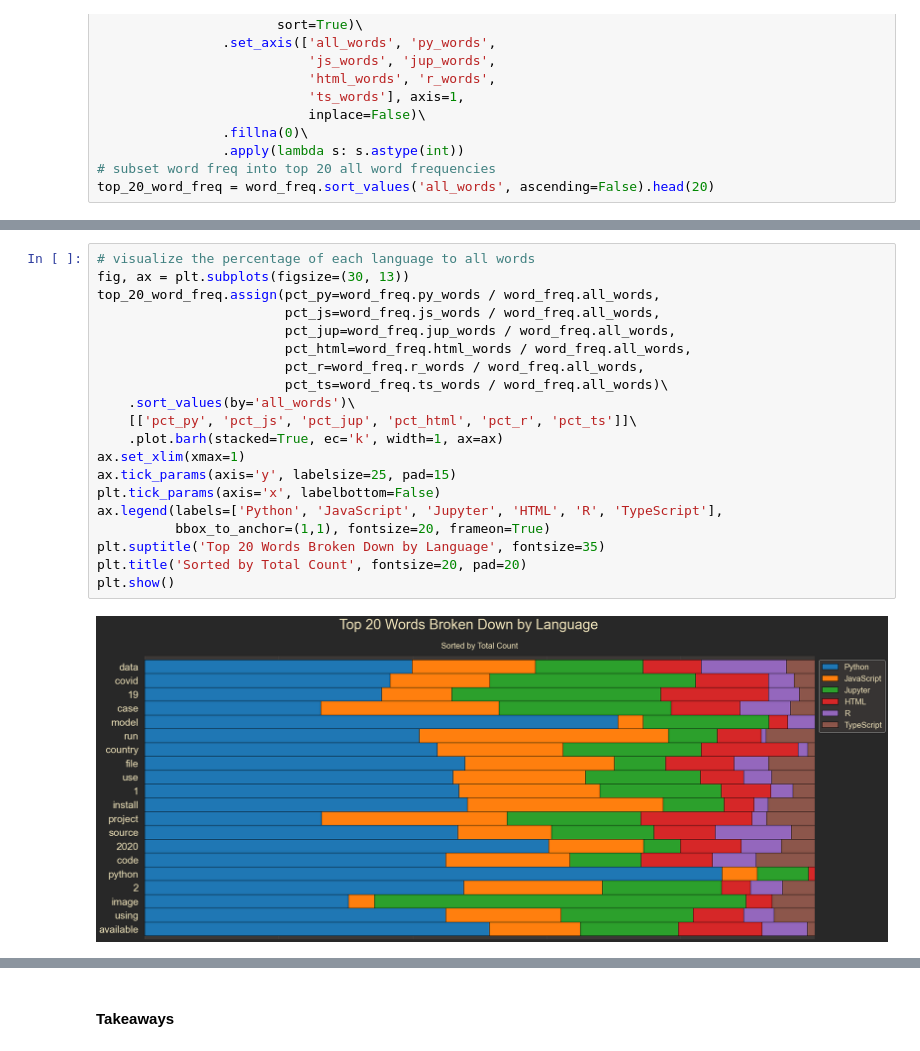
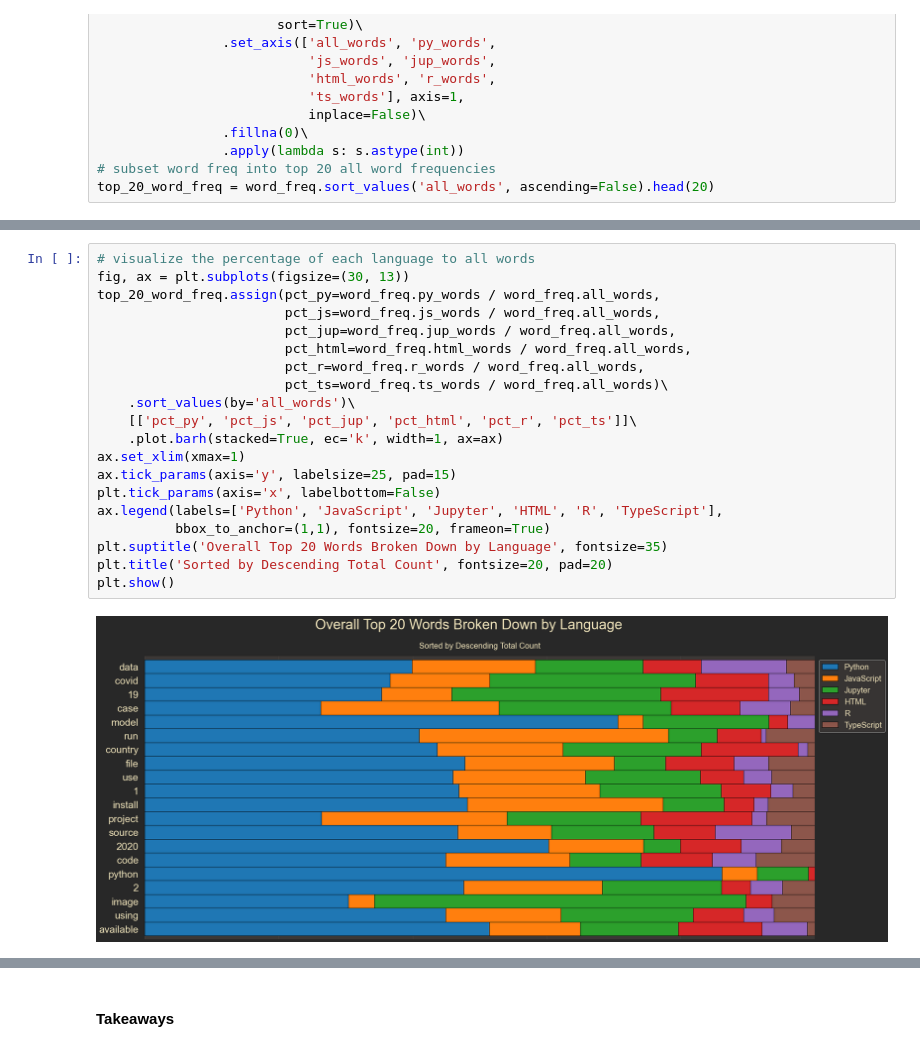
Before and after one commit to NLP-Project-CRT/NLP-Project, a Jupyter notebook: rz_workbook.ipynb, the cells around one changed output, grey strips where cells are left out. Saved outputs shown, nothing was run; the diff lists cells and outputs as text.

```diff
--- a/rz_workbook.ipynb
+++ b/rz_workbook.ipynb
@@ -203,22 +199,22 @@ plt.show()
 # %%
 # visualize the percentage of each language to all words
 fig, ax = plt.subplots(figsize=(30, 13))
 top_20_word_freq.assign(pct_py=word_freq.py_words / word_freq.all_words,
                         pct_js=word_freq.js_words / word_freq.all_words,
                         pct_jup=word_freq.jup_words / word_freq.all_words,
                         pct_html=word_freq.html_words / word_freq.all_words,
                         pct_r=word_freq.r_words / word_freq.all_words,
                         pct_ts=word_freq.ts_words / word_freq.all_words)\
     .sort_values(by='all_words')\
     [['pct_py', 'pct_js', 'pct_jup', 'pct_html', 'pct_r', 'pct_ts']]\
     .plot.barh(stacked=True, ec='k', width=1, ax=ax)
 ax.set_xlim(xmax=1)
 ax.tick_params(axis='y', labelsize=25, pad=15)
 plt.tick_params(axis='x', labelbottom=False)
 ax.legend(labels=['Python', 'JavaScript', 'Jupyter', 'HTML', 'R', 'TypeScript'],
           bbox_to_anchor=(1,1), fontsize=20, frameon=True)
-plt.suptitle('Top 20 Words Broken Down by Language', fontsize=35)
-plt.title('Sorted by Total Count', fontsize=20, pad=20)
+plt.suptitle('Overall Top 20 Words Broken Down by Language', fontsize=35)
+plt.title('Sorted by Descending Total Count', fontsize=20, pad=20)
 plt.show()
 # %% [output]
-[figure, old version]
+[figure, new version]
```
Also changed, not shown: parts of 20 cells of this notebook.
